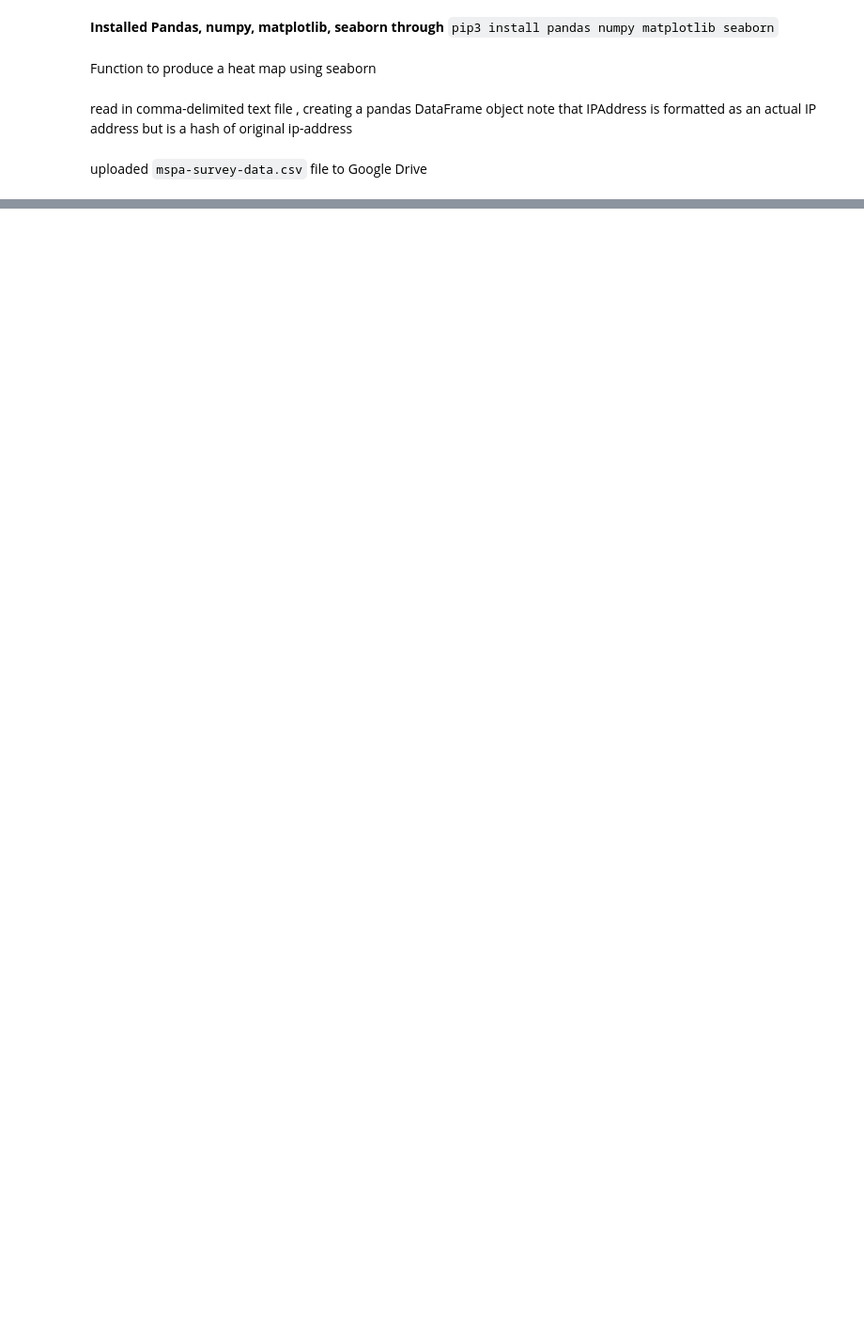
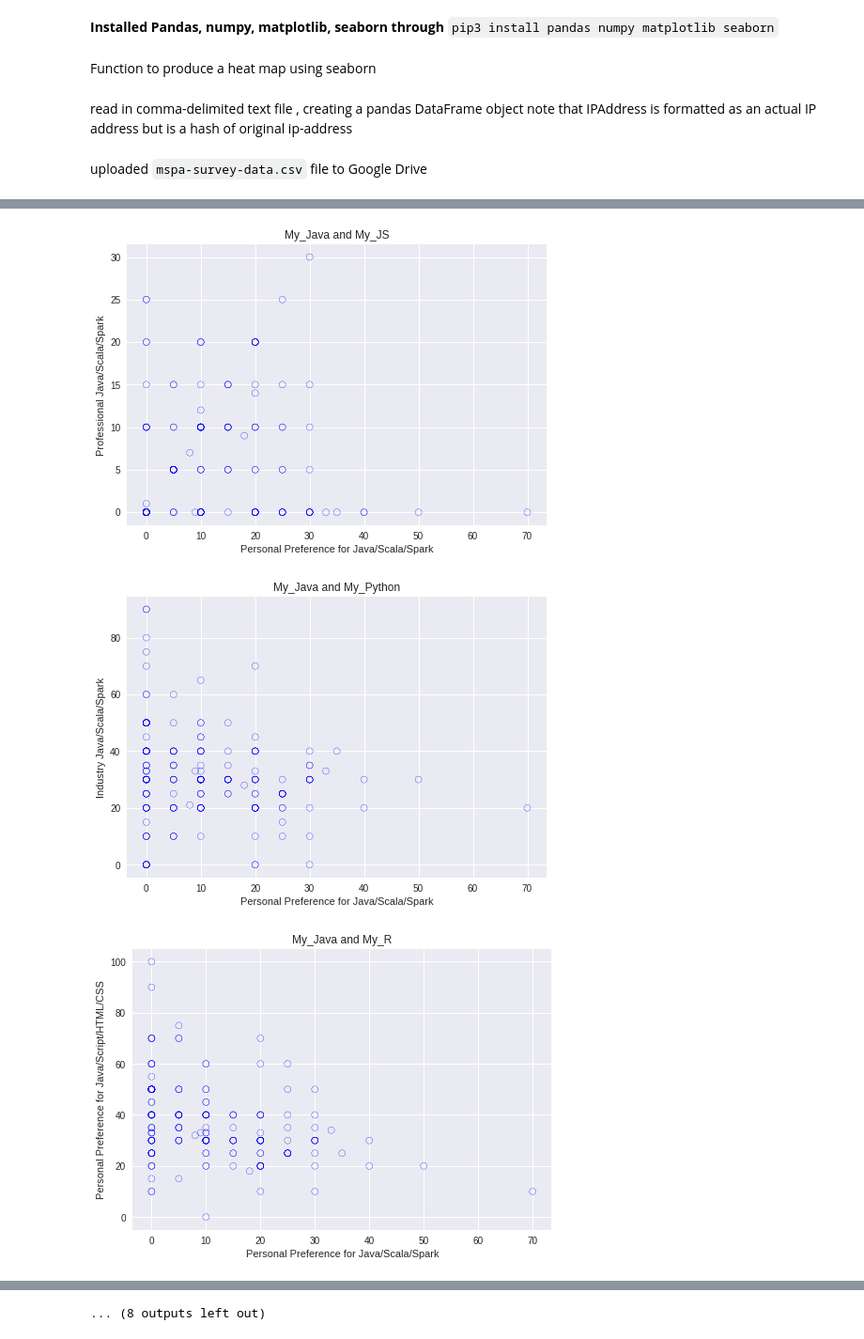
Before and after one commit to DataScience-RajKapoor/ds_422, a Jupyter notebook: MSDS422_Assignment1_KapoorRaj.ipynb, the cells around one changed output, grey strips where cells are left out. Shown at 94% size. Drawn from its saved outputs; the diff is of its cells as text; code cells hidden in the pictures; blank space fills up the shorter version.

```diff
--- a/MSDS422_Assignment1_KapoorRaj.ipynb
+++ b/MSDS422_Assignment1_KapoorRaj.ipynb
@@ -20,0 +249,19 @@ valid_su
+# %%
+survey_df_labels = [
+    'Personal Preference for Java/Scala/Spark',
+    'Professional Java/Scala/Spark',
+    'Industry Java/Scala/Spark',
+    'Personal Preference for Java/Script/HTML/CSS',
+    'Professional JavaScript/HTML/CSS',
+    'Industry Java/Script/HTML/CSS',
+    'Personal Preference for Python',
+    'Professional Python',
+    'Industry Python',
+    'Industry Java/Script/HTML/CSS',
+    'Personal Preference for R',
+    'Professional R',
+    'Industry R',
+    'Personal Preference for SAS',
+    'Professional SAS',
+    'Industry SAS'
+]
@@ -20,0 +270,29 @@ valid_su
+# %%
+for i in range(5):
+  for j in range(5):
+    if i != j:
+      file_title = survey_df.columns[i] + '_and_' + survey_df.columns[j]
+      plot_title = survey_df.columns[i] + ' and ' + survey_df.columns[j]
+      fig,axis = plt.subplots()
+      axis.set_xlabel(survey_df_labels[i])
+      axis.set_ylabel(survey_df_labels[j])
+      plt.title(plot_title)
+      scatter_plot = axis.scatter(survey_df[survey_df.columns[i]],
+                                  survey_df[survey_df.columns[j]],
+                                            facecolors = 'none',
+                                            edgecolors = 'blue')
+      plt.savefig(file_title + '.pdf',
+                  bbox_inces = 'tight',
+                  dpi = None,
+                  facecolor = 'w',
+                  edgecolor = 'b',
+                  orientation = 'portrait',
+                  papertype = None,
+                  format = None,
+                  transparent = True,
+                  pad_inches = 0.25,
+                  frameon = None)
+# %% [output]
+[figure, added]
+[figure, added]
+[figure, added]
@@ -20,0 +308 @@ valid_su
+... (8 outputs left out)
```
Also changed, not shown: parts of 51 cells of this notebook.
